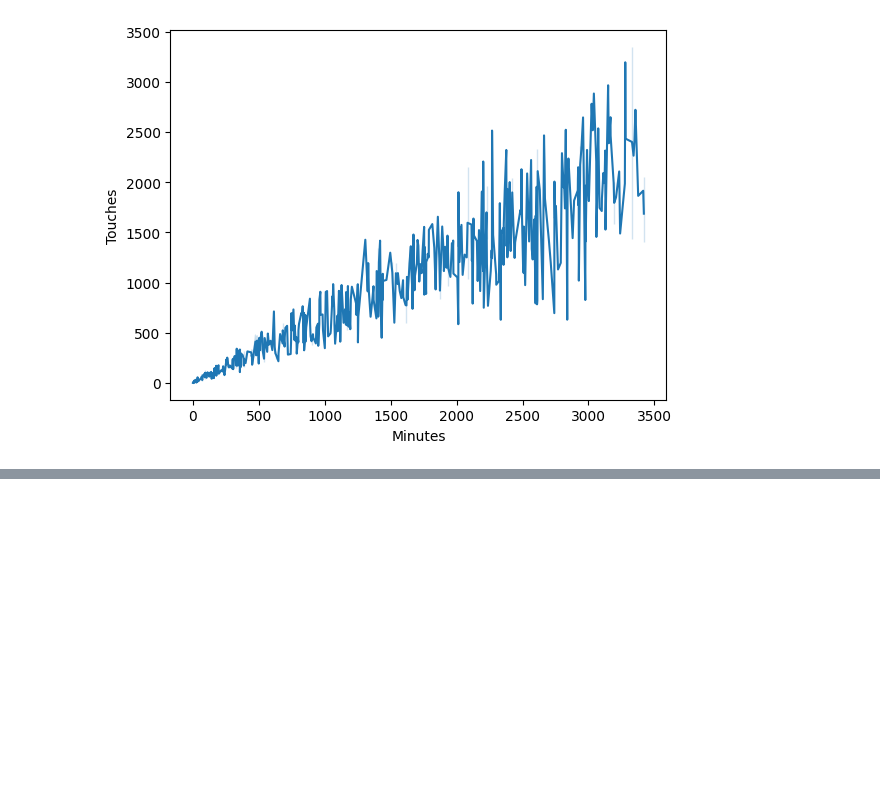
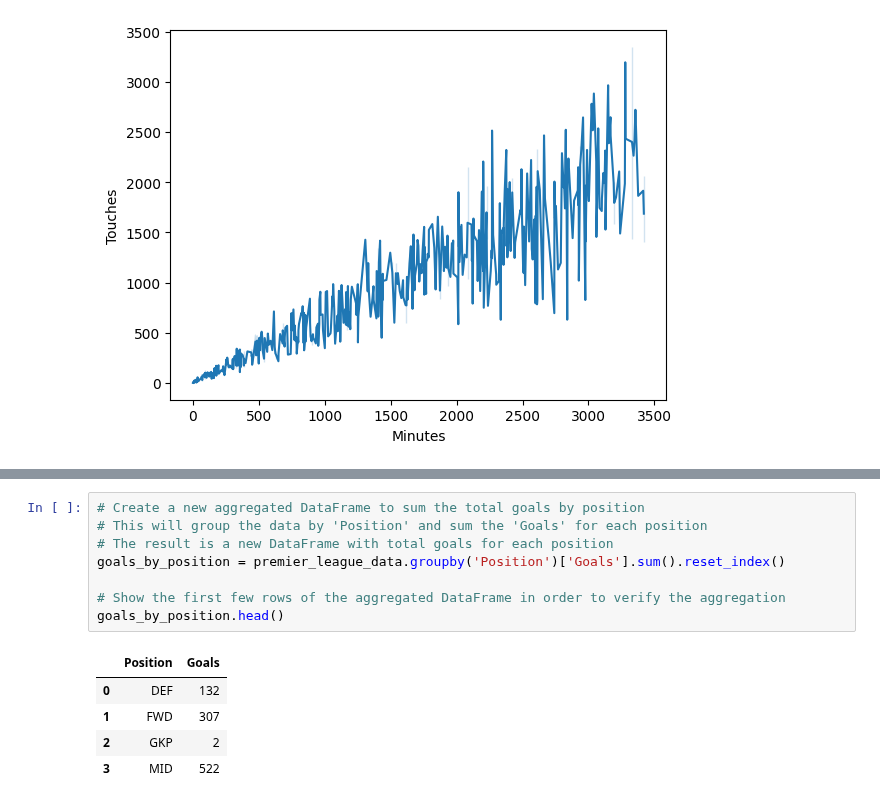
Before and after one commit to schuckers/Charlotte_SCORE_Summer25, a Jupyter notebook: Modules/Seaborn and Basic visualizations in Python Using English Premier League data by Austin Hayes/Seaborn and Basic visualizations in Python Using English Premier League data by Austin Hayes.ipynb, the cells around one changed output, grey strips where cells are left out. Drawn from its saved outputs; the diff is of its cells as text; blank space fills up the shorter version.

```diff
--- a/Modules/Seaborn and Basic visualizations in Python Using English Premier League data by Austin Hayes/Seaborn and Basic visualizations in Python Using English Premier League data by Austin Hayes.ipynb
+++ b/Modules/Seaborn and Basic visualizations in Python Using English Premier League data by Austin Hayes/Seaborn and Basic visualizations in Python Using English Premier League data by Austin Hayes.ipynb
@@ -150,0 +173,14 @@ Again, let's interpret this:
+# %%
+# Create a new aggregated DataFrame to sum the total goals by position
+# This will group the data by 'Position' and sum the 'Goals' for each position
+# The result is a new DataFrame with total goals for each position
+goals_by_position = premier_league_data.groupby('Position')['Goals'].sum().reset_index()
+
+# Show the first few rows of the aggregated DataFrame in order to verify the aggregation
+goals_by_position.head()
+# %% [output]
+|  | Position | Goals |
+| 0 | DEF | 132 |
+| 1 | FWD | 307 |
+| 2 | GKP | 2 |
+| 3 | MID | 522 |
```
Also changed, not shown: parts of 17 cells of this notebook.
